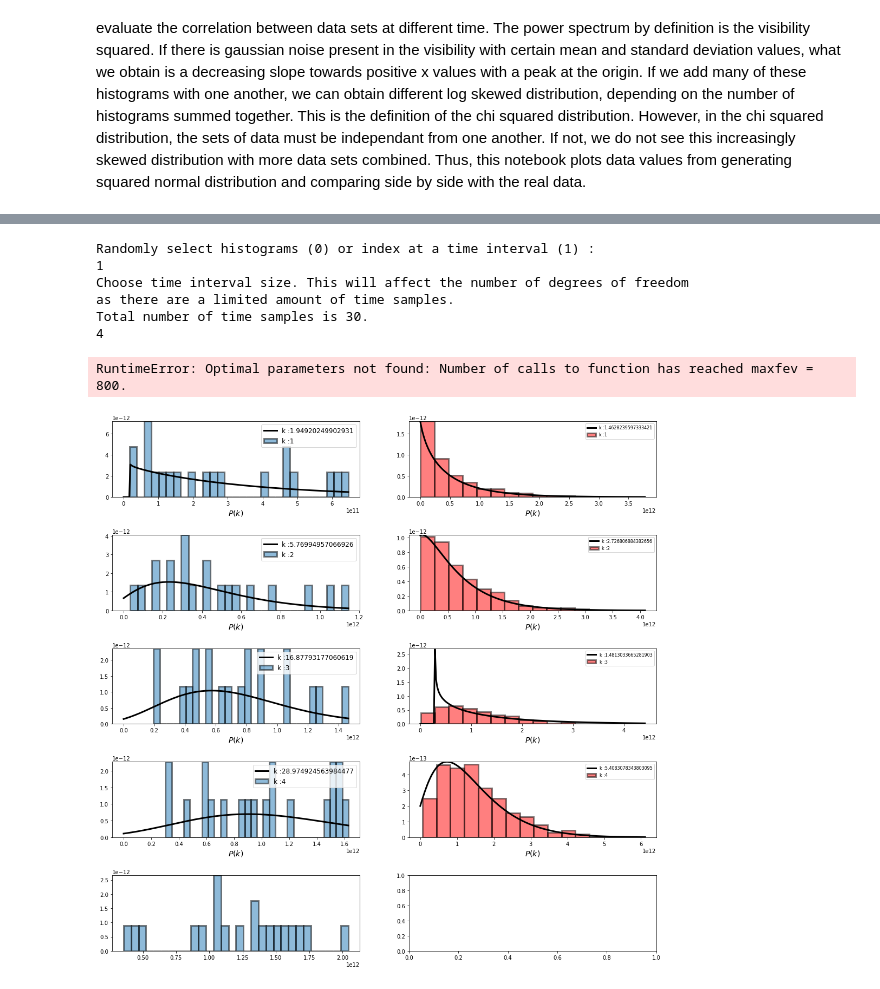
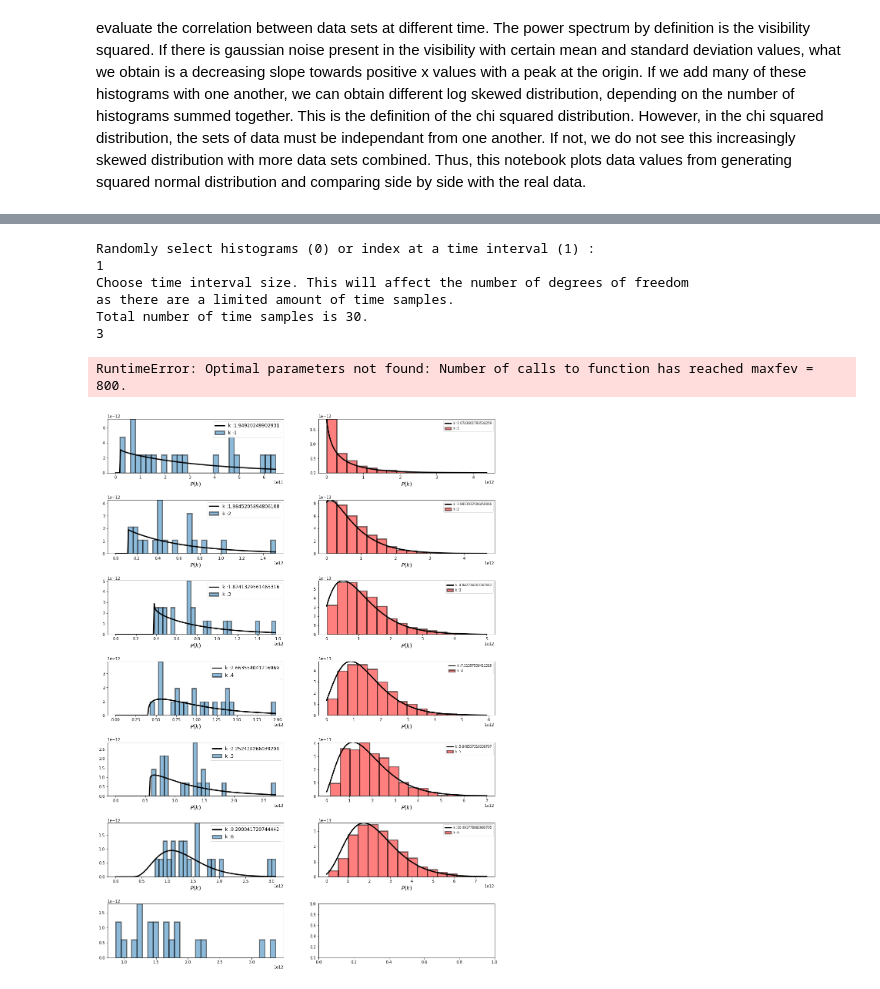
Before and after one commit to acliu/mcgill_sandbox, a Jupyter notebook: ronan/Chi_Squared_Fitting_for_Power_Spectrums.ipynb, the cells around one changed output, grey strips where cells are left out. Saved outputs shown, nothing was run; the diff lists cells and outputs as text; code cells hidden in the pictures.

Commit message:
Fixed bug when input returns string instead of integer due to converting from python 2 to python 3.

```diff
--- a/ronan/Chi_Squared_Fitting_for_Power_Spectrums.ipynb
+++ b/ronan/Chi_Squared_Fitting_for_Power_Spectrums.ipynb
@@ -76,12 +76,13 @@ def chi_2(x,df,loc,scale):
     return chi2.pdf(x,df,loc,scale)
 # %%
 print("Randomly select histograms (0) or index at a time interval (1) :")
-choice = input()
+choice = int(input())
+
 if choice == 1:
     print("Choose time interval size. This will affect the number of degrees of freedom")
     print("as there are a limited amount of time samples.")
     print("Total number of time samples is " + str(30) + ".")
-    interval = input()
+    interval = int(input())
     # Number of degrees of freedom for the summed histogram (i.e number of histograms summed together)
     num_df = int(30/interval)
 
@@ -157,33 +158,33 @@ for i in range(1,num_df):
             pwr_norm_sum = pwr_norm_sum + pwr_norm_squared
         n1, bins1, patches1 = ax1.hist(pwr_spread_sum,bins=30,density=True,linewidth=3,edgecolor='k',alpha=0.5,label="k :"+str(df))
         params1, cov1 = curve_fit(chi_2,bins1[:-1],n1,p0=[5,np.mean(pwr_spread),np.std(pwr_spread)])
         x1=np.linspace(0,max(pwr_spread_sum),200)
 
     # The normal distribution histogram is plotted and fitted. The fit results are very sensitive to the guess parameter
     # These conditions are only implemented from multiple tries to fit and seem to work for the most part.
     # There isn't for the moment a definitive way to guess the parameters.
     n2,bins2,patches2 = ax2.hist(pwr_norm_sum,bins=16,density=True,linewidth=3,edgecolor='k',alpha=0.5,color='r',label="k :"+str(df))
     if i >= 6:
         params2, cov2 = curve_fit(chi_2,bins2[:-1],n2,p0=[12,np.mean(pwr_norm_sum),np.std(pwr_norm_sum)])
     else:
         if i ==1:
             params2, cov2 = curve_fit(chi_2,bins2[:-1],n2,p0=[2,np.mean(pwr_norm_sum),np.std(pwr_norm_sum)])
         else:
             params2, cov2 = curve_fit(chi_2,bins2[:-1],n2,p0=[df,np.mean(pwr_norm_sum),np.std(pwr_norm_sum)])
-    x2=np.linspace(0,max(pwr_norm_sum),200)
+    x2=np.linspace(0,np.max(pwr_norm_sum),200)
 
     ax1.plot(x1,chi_2(x1,*params1),color='k',lw=3,label="k :"+str(params1[0]))
     ax2.plot(x2,chi_2(x2,*params2),color='k',lw=3,label="k :"+str(params2[0]))
     ax2.set_xlabel(r"$P(k)$", fontsize=14)
     ax1.set_xlabel(r"$P(k)$", fontsize=14)
     ax1.legend(loc=1, prop={'size': 12})
     ax2.legend(loc=1, prop={'size': 8})
 # %% [output]
 Randomly select histograms (0) or index at a time interval (1) :
 1
 Choose time interval size. This will affect the number of degrees of freedom
 as there are a limited amount of time samples.
 Total number of time samples is 30.
-4
+3
 RuntimeError: Optimal parameters not found: Number of calls to function has reached maxfev = 800.
-[figure, old version]
+[figure, new version]
```
